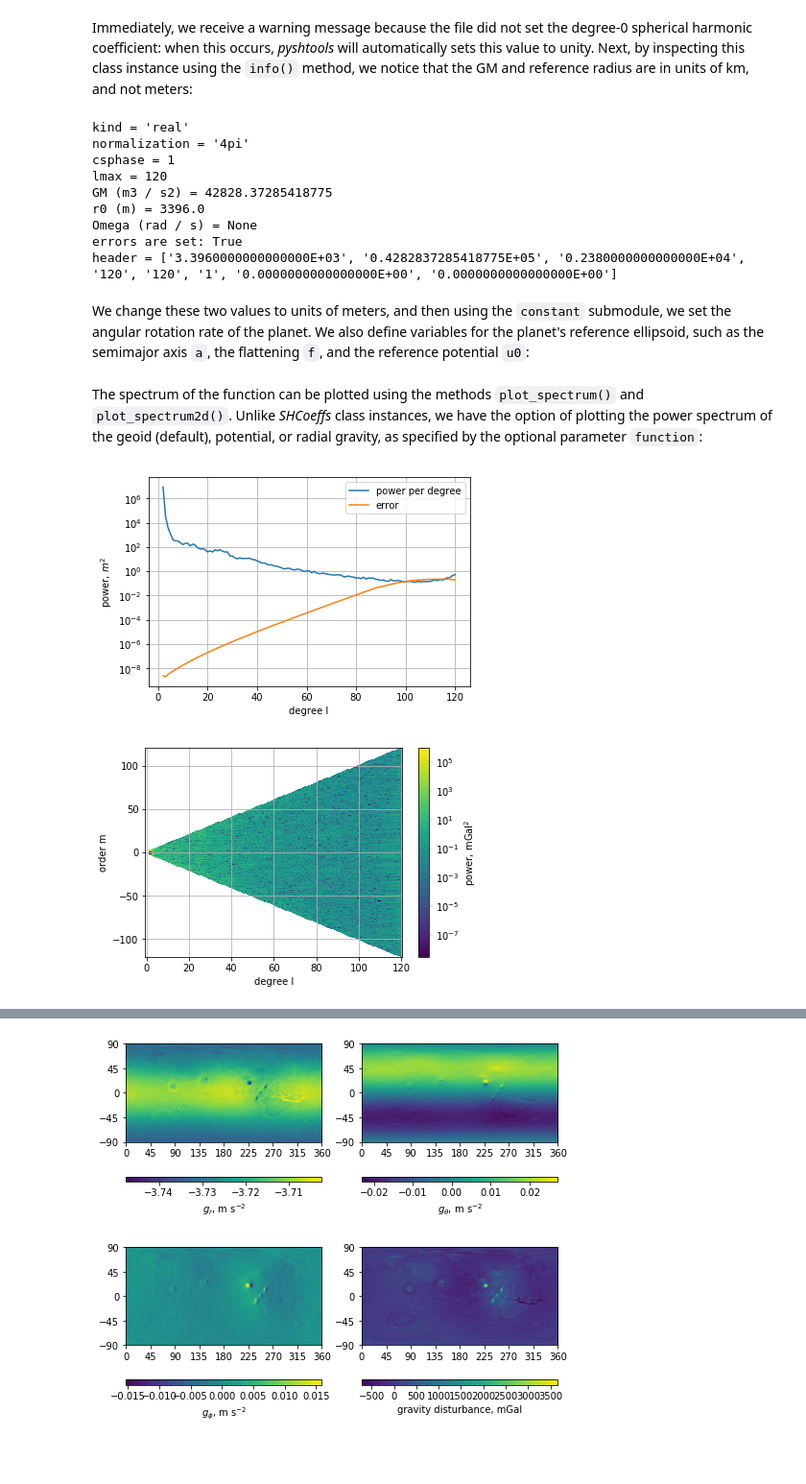
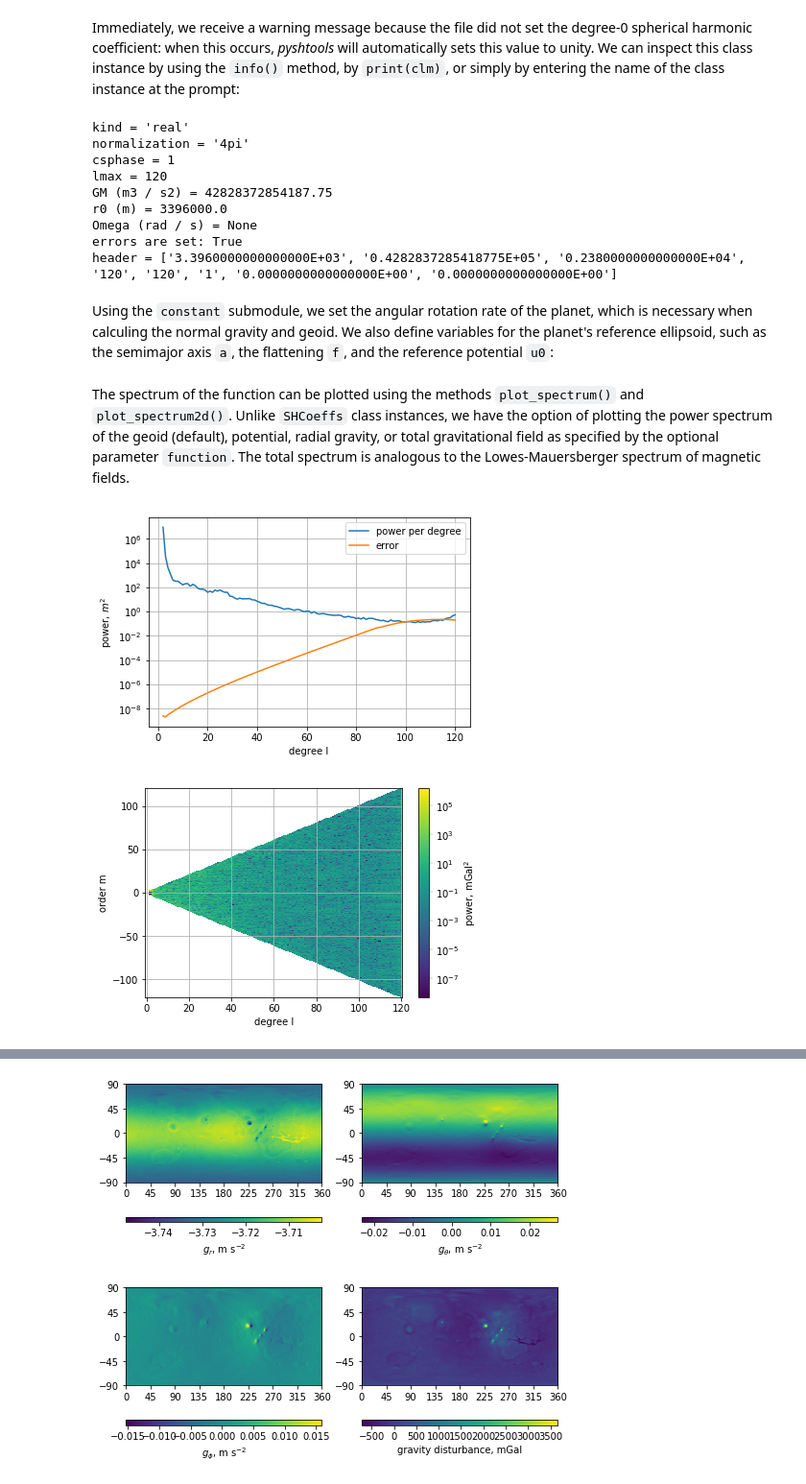
Before and after one commit to SHTOOLS/SHTOOLS, a Jupyter notebook: examples/notebooks/Introduction-3.ipynb, the cells around one changed output, grey strips where cells are left out. Shown at 96% size. Cells and saved outputs as stored; diff of their text form; code cells hidden in the pictures; blank space fills up the shorter version.

```diff
--- a/examples/notebooks/Introduction-3.ipynb
+++ b/examples/notebooks/Introduction-3.ipynb
@@ -26,7 +30,7 @@ We start by reading the gravitational potential coefficients and errors for the
 # %%
-clm = pyshtools.SHGravCoeffs.from_file('../ExampleDataFiles/gmm3_120_sha.tab', errors=True)
+clm = pyshtools.SHGravCoeffs.from_file('../ExampleDataFiles/gmm3_120_sha.tab', errors=True, header_units='km')
 # %% [markdown]
-Immediately, we receive a warning message because the file did not set the degree-0 spherical harmonic coefficient: when this occurs, *pyshtools* will automatically sets this value to unity. Next, by inspecting this class instance using the `info()` method, we notice that the GM and reference radius are in units of km, and not meters:
+Immediately, we receive a warning message because the file did not set the degree-0 spherical harmonic coefficient: when this occurs, *pyshtools* will automatically sets this value to unity. We can inspect this class instance by using the `info()` method, by `print(clm)`, or simply by entering the name of the class instance at the prompt:
 # %%
 clm.info()
 # %% [output]
@@ -34,29 +38,27 @@ kind = 'real'
 normalization = '4pi'
 csphase = 1
 lmax = 120
-GM (m3 / s2) = 42828.37285418775
-r0 (m) = 3396.0
+GM (m3 / s2) = 42828372854187.75
+r0 (m) = 3396000.0
 Omega (rad / s) = None
 errors are set: True
 header = ['3.3960000000000000E+03', '0.4282837285418775E+05', '0.2380000000000000E+04', '120', '120', '1', '0.0000000000000000E+00', '0.0000000000000000E+00']
 # %% [markdown]
-We change these two values to units of meters, and then using the `constant` submodule, we set the angular rotation rate of the planet. We also define variables for the planet's reference ellipsoid, such as the semimajor axis `a`, the flattening `f`, and the reference potential `u0`:
+Using the `constant` submodule, we set the angular rotation rate of the planet, which is necessary when calculing the normal gravity and geoid. We also define variables for the planet's reference ellipsoid, such as the semimajor axis `a`, the flattening `f`, and the reference potential `u0`:
 # %%
-clm.r0 *= 1.e3
-clm.gm *= 1.e9
 clm.set_omega(constant.omega_mars.value)
 
 a = constant.a_mars.value
 f = constant.f_mars.value
 u0 = constant.u0_mars.value
 # %% [markdown]
-The spectrum of the function can be plotted using the methods `plot_spectrum()` and `plot_spectrum2d()`. Unlike *SHCoeffs* class instances, we have the option of plotting the power spectrum of the geoid (default), potential, or radial gravity, as specified by the optional parameter `function`:
+The spectrum of the function can be plotted using the methods `plot_spectrum()` and `plot_spectrum2d()`. Unlike `SHCoeffs` class instances, we have the option of plotting the power spectrum of the geoid (default), potential, radial gravity, or total gravitational field as specified by the optional parameter `function`. The total spectrum is analogous to the Lowes-Mauersberger spectrum of magnetic fields.
 # %%
 fig1, ax1 = clm.plot_spectrum(function='geoid')
-fig2, ax2 = clm.plot_spectrum2d(function='gravity')
+fig2, ax2 = clm.plot_spectrum2d(function='total')
 # %% [output]
 [figure]
-[figure, old version]
+[figure, new version]
 # %% [markdown]
 If the errors of the gravitational potential are set, `plot_spectrum()` will compute automatically and plot the error spectrum. For `plot_spectrum2d()`, the errors can be plotted by specifying `errors=True`. By default, the power associated with the degree 0 and 1 terms will not plotted, because the degree 0 term is orders of magnitude larger than the others, and the degree-1 terms are zero when in center-of-mass coordinates.
 
```
Also changed, not shown: parts of 19 cells of this notebook, 11 other files.
